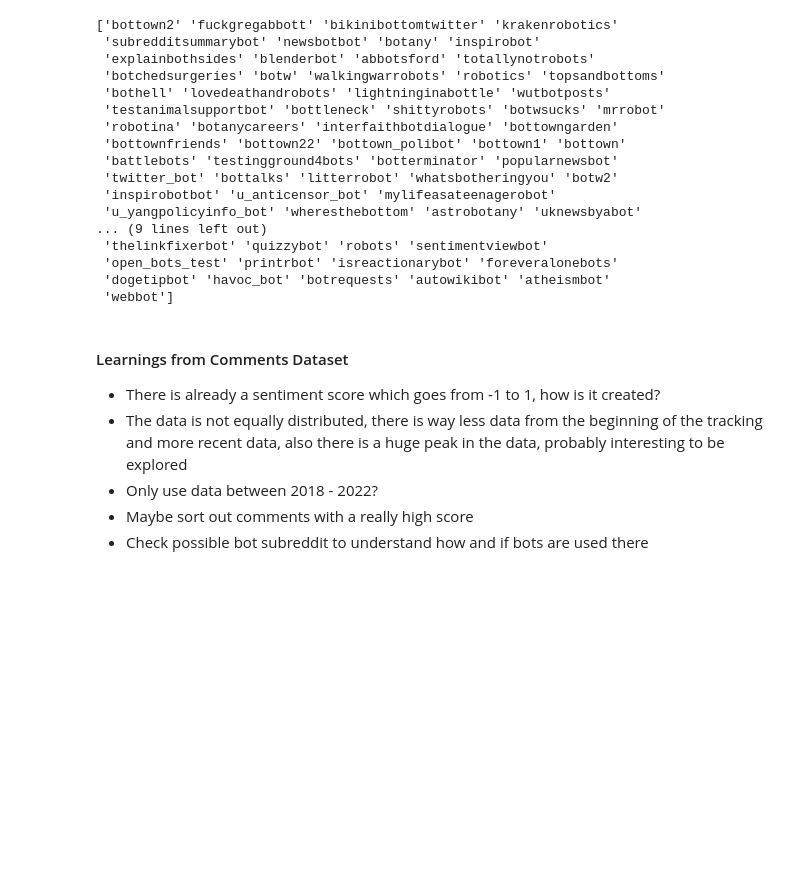
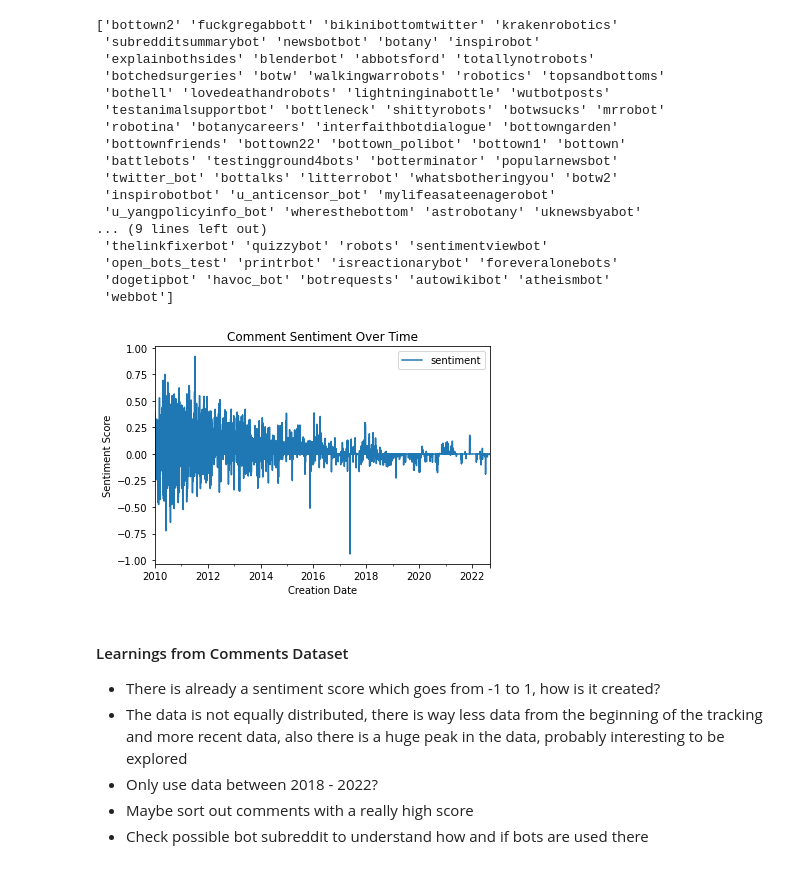
Before and after one commit to anjaghub/datascience_project_2023, a Jupyter notebook: reddit_climate_change.ipynb, the cells around one changed output. Saved outputs shown, nothing was run; the diff lists cells and outputs as text; code cells hidden in the pictures; blank space fills up the shorter version.

```diff
--- a/reddit_climate_change.ipynb
+++ b/reddit_climate_change.ipynb
@@ -172,3 +203,14 @@ print(bot_reddits_comments_df)
+# %%
+# Sentiment over time
+comment_sentiment_over_time = raw_comments.groupby("created_date").median().reset_index('created_date')
+comment_sentiment_over_time.plot.line(x="created_date", y="sentiment")
+
+plt.title("Comment Sentiment Over Time")
+plt.xlabel("Creation Date")
+plt.ylabel("Sentiment Score")
+plt.show()
+# %% [output]
+[figure, added]
 # %% [markdown]
 #### Learnings from Comments Dataset
 - There is already a sentiment score which goes from -1 to 1, how is it created?
```
Also changed, not shown: parts of 6 cells of this notebook.
